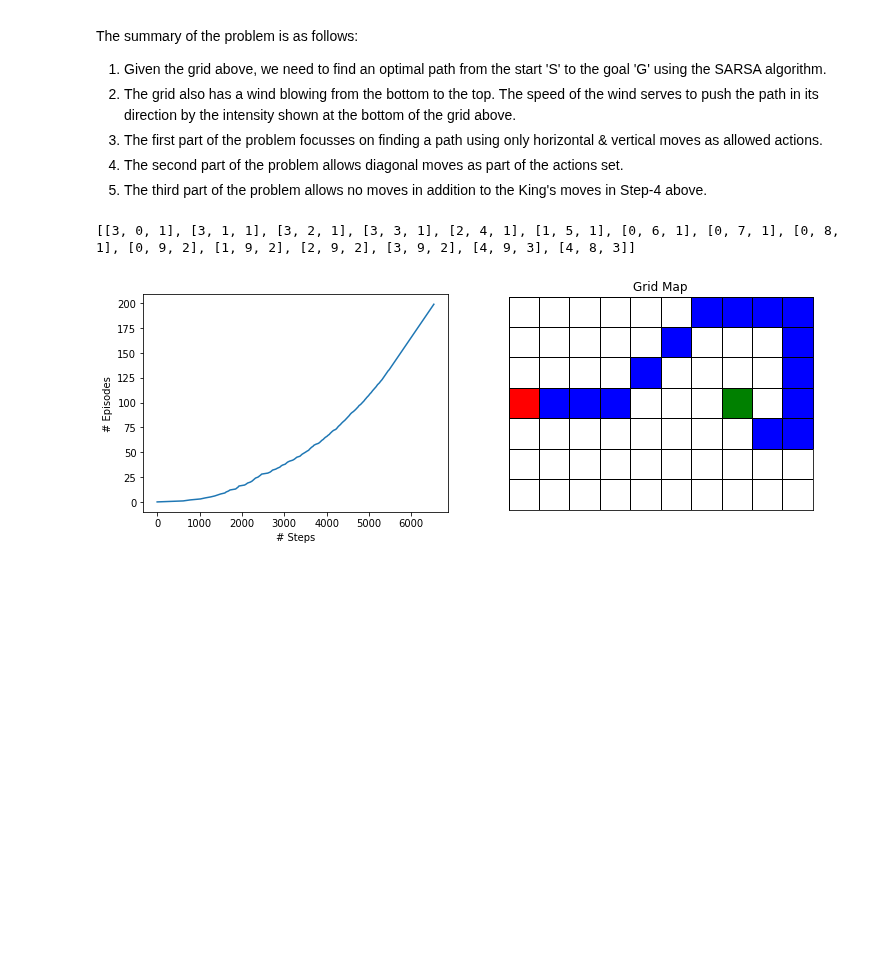
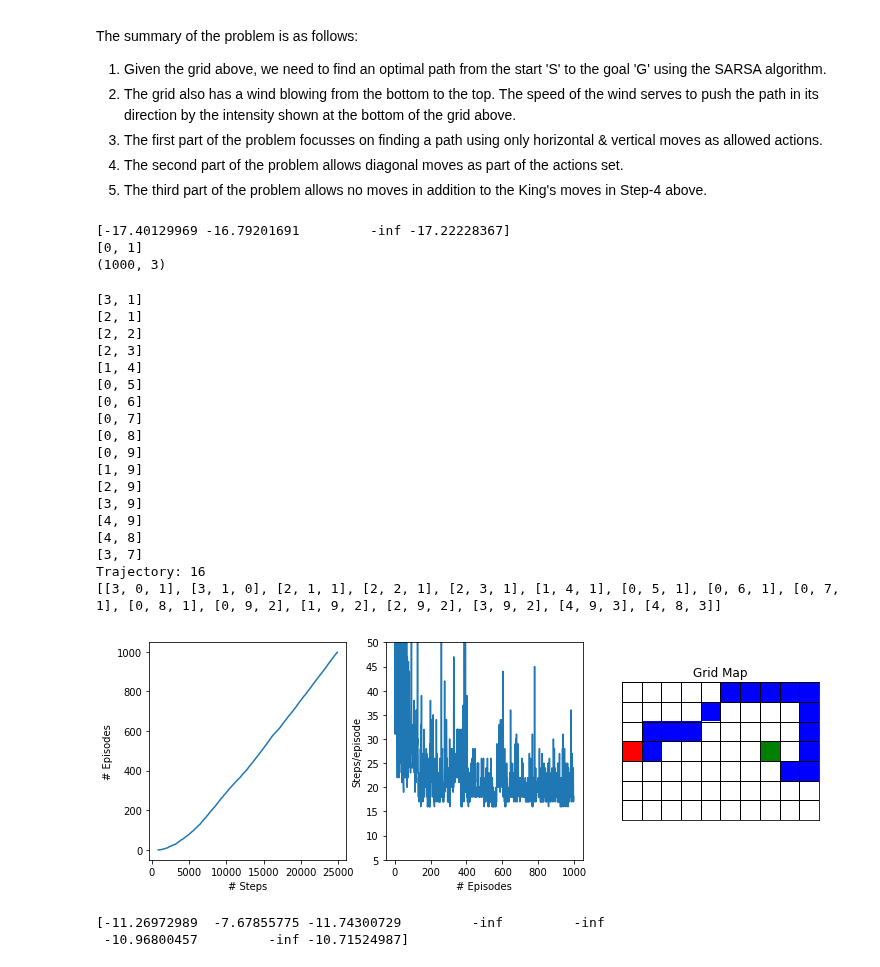
Before and after one commit to chandrusuresh/ReinforcementLearning, a Jupyter notebook: Ch6-TD_Learning/WindyGridworld.ipynb, the cells around one changed output. Cells and saved outputs as stored; diff of their text form; code cells hidden in the pictures; blank space fills up the shorter version.

```diff
--- a/Ch6-TD_Learning/WindyGridworld.ipynb
+++ b/Ch6-TD_Learning/WindyGridworld.ipynb
@@ -113,21 +131,52 @@ def SARSA(num_episodes,actions,epsilon,alpha,gamma):
 # %%
-num_episodes = 200
+num_episodes = 1000
 alpha = 0.5
 gamma = 1
-epsilon = 0.0
-
+epsilon = 0.1
+np.random.seed(0)
 Q,stats = SARSA(num_episodes,hv_actions,epsilon,alpha,gamma)
-traj = play_back(Q,hv_actions)
+# %%
+pos = [6,1]#start
+print(Q[pos[0],pos[1],:])
+print(hv_actions[np.argmax(Q[pos[0],pos[1],:])])
+print(stats.shape)
+# %% [output]
+[-17.40129969 -16.79201691         -inf -17.22228367]
+[0, 1]
+(1000, 3)
 # %%
-fig,ax = plt.subplots(1,2,figsize=(12,4))
-ax[0].plot(list(stats.values()),list(stats.keys()))
+traj = play_back(Q,hv_actions)
+print('Trajectory:',len(traj))
+print(traj)
+fig,ax = plt.subplots(1,3,figsize=(12,4))
+ax[0].plot(stats[:,1],stats[:,0])
 ax[0].set_xlabel('# Steps')
 ax[0].set_ylabel('# Episodes')
-plot_grid(ax[1],traj)
-ax[1].set_title('Grid Map');
-print(traj)
+ax[1].plot(stats[:,0],stats[:,2])
+ax[1].set_ylabel('Steps/episode')
+ax[1].set_xlabel('# Episodes')
+ax[1].set_ylim([5,50])
+plot_grid(ax[2],traj)
+ax[2].set_title('Grid Map');
 # %% [output]
-[[3, 0, 1], [3, 1, 1], [3, 2, 1], [3, 3, 1], [2, 4, 1], [1, 5, 1], [0, 6, 1], [0, 7, 1], [0, 8, 1], [0, 9, 2], [1, 9, 2], [2, 9, 2], [3, 9, 2], [4, 9, 3], [4, 8, 3]]
+[3, 1]
+[2, 1]
+[2, 2]
+[2, 3]
+[1, 4]
+[0, 5]
+[0, 6]
+[0, 7]
+[0, 8]
+[0, 9]
+[1, 9]
+[2, 9]
+[3, 9]
+[4, 9]
+[4, 8]
+[3, 7]
+Trajectory: 16
+[[3, 0, 1], [3, 1, 0], [2, 1, 1], [2, 2, 1], [2, 3, 1], [1, 4, 1], [0, 5, 1], [0, 6, 1], [0, 7, 1], [0, 8, 1], [0, 9, 2], [1, 9, 2], [2, 9, 2], [3, 9, 2], [4, 9, 3], [4, 8, 3]]
-[figure, old version]
+[figure, new version]
 # %%
 kings_moves = hv_actions + [[-1,-1],[-1,1],[1,-1],[1,1]]
@@ -137 +185,7 @@ traj_kings = play_back(Q_kings,kings_moves)
+# %%
+pos = start
+print(Q_kings[pos[0],pos[1],:])
+# %% [output]
+[-11.26972989  -7.67855775 -11.74300729         -inf         -inf
+ -10.96800457         -inf -10.71524987]
 # %%
```
Also changed, not shown: parts of 6 cells of this notebook.
